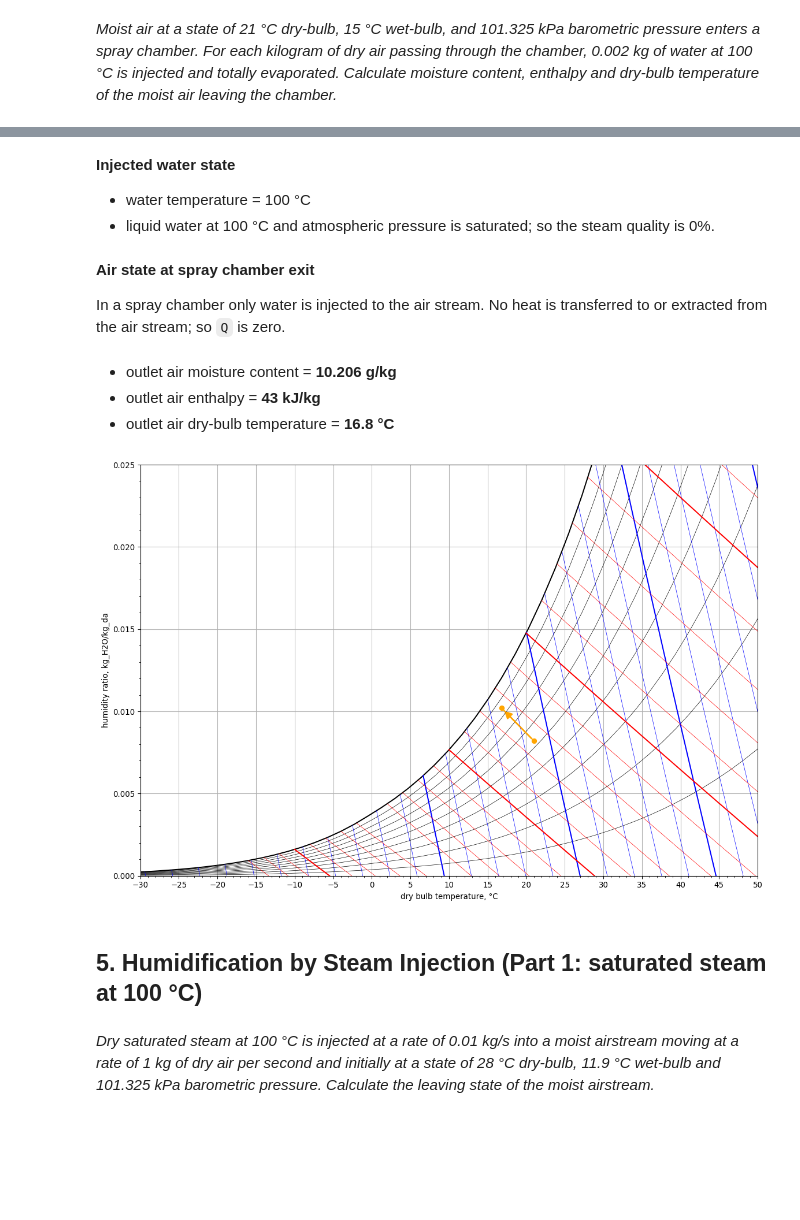
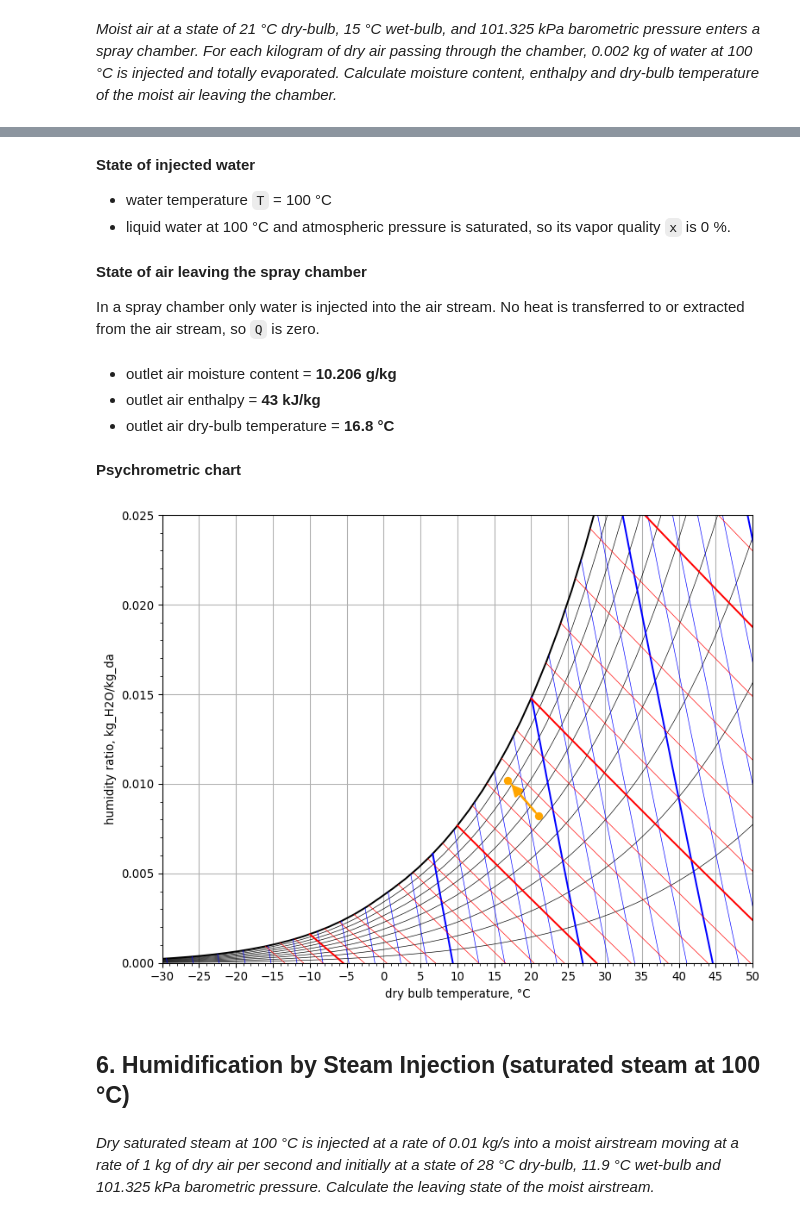
Before and after one commit to TomLXXVI/Air-Conditioning, a Jupyter notebook: airco_proc_01.ipynb, the cells around one changed output, grey strips where cells are left out. Cells and saved outputs as stored; diff of their text form; code cells hidden in the pictures; blank space fills up the shorter version.

```diff
--- a/airco_proc_01.ipynb
+++ b/airco_proc_01.ipynb
@@ -229,16 +302,16 @@ m_da = Q_(1.0, 'kg / s')
 # %%
 m_w = Q_(0.002, 'kg / s')
 # %% [markdown]
-**Injected water state**
+**State of injected water**
 
-- water temperature = 100 °C
-- liquid water at 100 °C and atmospheric pressure is saturated; so the steam quality is 0%.
+- water temperature `T` = 100 °C
+- liquid water at 100 °C and atmospheric pressure is saturated, so its vapor quality `x` is 0 %.
 # %%
 water = Water(T=Q_(100.0, 'degC'), x=Q_(0.0, 'pct'))
 # %% [markdown]
-**Air state at spray chamber exit**
+**State of air leaving the spray chamber**
 
-In a spray chamber only water is injected to the air stream. No heat is transferred to or extracted from the air stream; so `Q` is zero.
+In a spray chamber only water is injected into the air stream. No heat is transferred to or extracted from the air stream, so `Q` is zero.
 # %%
 spray_chamber = AirConditioningProcess(
     air_in=air_in,
@@ -259,18 +332,20 @@ ja.display_list([
 outlet air moisture content = 10.206 g/kg
 outlet air enthalpy = 43 kJ/kg
 outlet air dry-bulb temperature = 16.8 °C
+# %% [markdown]
+**Psychrometric chart**
 # %%
-psych_chart = PsychrometricChart()
+psych_chart = PsychrometricChart(fig_size=(8, 6))
 psych_chart.plot_process(
     name='water injection',
     start_point=StatePoint(air_in.Tdb, air_in.W),
     end_point=StatePoint(air_out.Tdb, air_out.W)
 )
 psych_chart.show()
 # %% [output]
-[figure, old version]
+[figure, new version]
 # %% [markdown]
-## 5. Humidification by Steam Injection (Part 1: saturated steam at 100 °C)
+## 6. Humidification by Steam Injection (saturated steam at 100 °C)
 # %% [markdown]
 *Dry saturated steam at 100 °C is injected at a rate of 0.01 kg/s into a moist airstream moving at a rate of 1 kg of dry air per second and initially at a state of 28 °C dry-bulb, 11.9 °C wet-bulb and 101.325 kPa barometric pressure. Calculate the leaving state of the moist airstream.*
 # %% [markdown]
```
Also changed, not shown: parts of 115 cells of this notebook, 6 other files.
